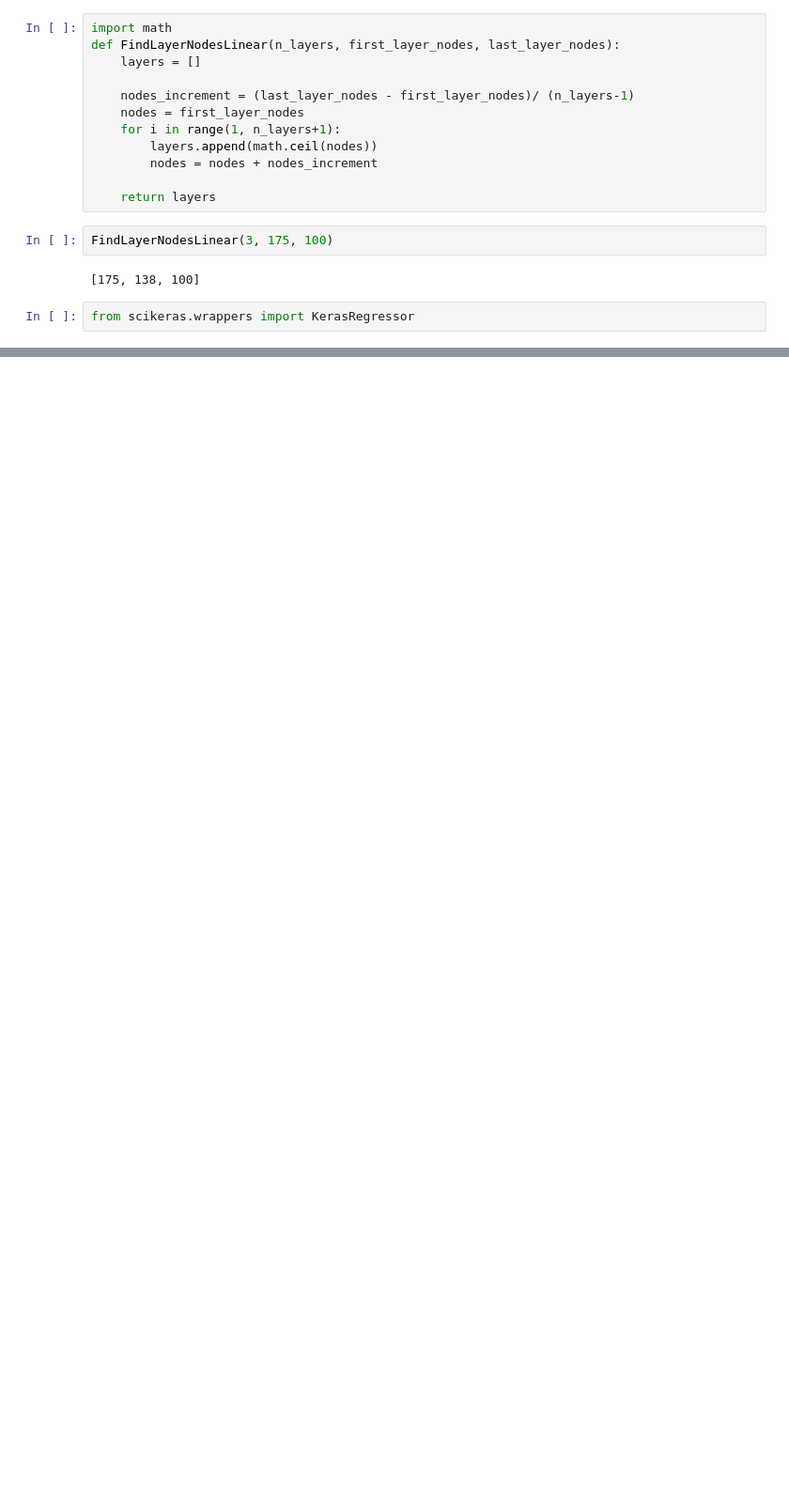
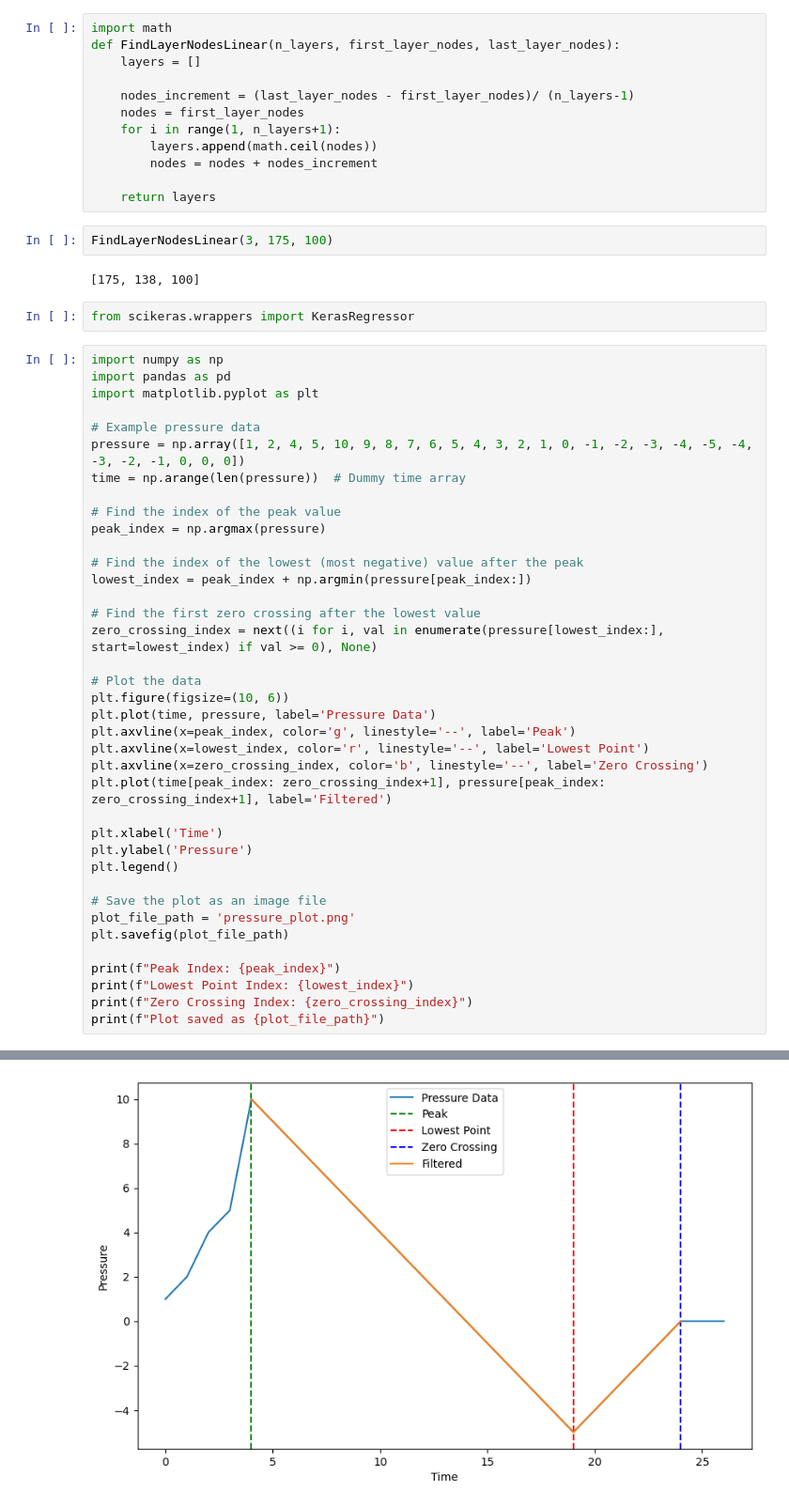
Before and after one commit to ChamodiWidanage/Pressure_history_2, a Jupyter notebook: Layer_arrangement.ipynb, the cells around one changed output, grey strips where cells are left out. Shown at 94% size. Saved outputs shown, nothing was run; the diff lists cells and outputs as text; blank space fills up the shorter version.

```diff
--- a/Layer_arrangement.ipynb
+++ b/Layer_arrangement.ipynb
@@ -16,3 +16,42 @@ FindLayerNodesLinear(3, 175, 100)
 [175, 138, 100]
 # %%
 from scikeras.wrappers import KerasRegressor
+# %%
+import numpy as np
+import pandas as pd
+import matplotlib.pyplot as plt
+
+# Example pressure data
+pressure = np.array([1, 2, 4, 5, 10, 9, 8, 7, 6, 5, 4, 3, 2, 1, 0, -1, -2, -3, -4, -5, -4, -3, -2, -1, 0, 0, 0])
+time = np.arange(len(pressure))  # Dummy time array
+
+# Find the index of the peak value
+peak_index = np.argmax(pressure)
+
+# Find the index of the lowest (most negative) value after the peak
+lowest_index = peak_index + np.argmin(pressure[peak_index:])
+
+# Find the first zero crossing after the lowest value
+zero_crossing_index = next((i for i, val in enumerate(pressure[lowest_index:], start=lowest_index) if val >= 0), None)
+
+# Plot the data
+plt.figure(figsize=(10, 6))
+plt.plot(time, pressure, label='Pressure Data')
+plt.axvline(x=peak_index, color='g', linestyle='--', label='Peak')
+plt.axvline(x=lowest_index, color='r', linestyle='--', label='Lowest Point')
+plt.axvline(x=zero_crossing_index, color='b', linestyle='--', label='Zero Crossing')
+plt.plot(time[peak_index: zero_crossing_index+1], pressure[peak_index: zero_crossing_index+1], label='Filtered')
+
+plt.xlabel('Time')
+plt.ylabel('Pressure')
+plt.legend()
+
+# Save the plot as an image file
+plot_file_path = 'pressure_plot.png'
+plt.savefig(plot_file_path)
+
+print(f"Peak Index: {peak_index}")
+print(f"Lowest Point Index: {lowest_index}")
+print(f"Zero Crossing Index: {zero_crossing_index}")
+print(f"Plot saved as {plot_file_path}")
+# %% [output]
@@ -18,0 +62 @@ from scikeras.wrappers import KerasRegressor
+[figure, added]
```
Also changed, not shown: parts of 2 cells of this notebook, 15 other files.
